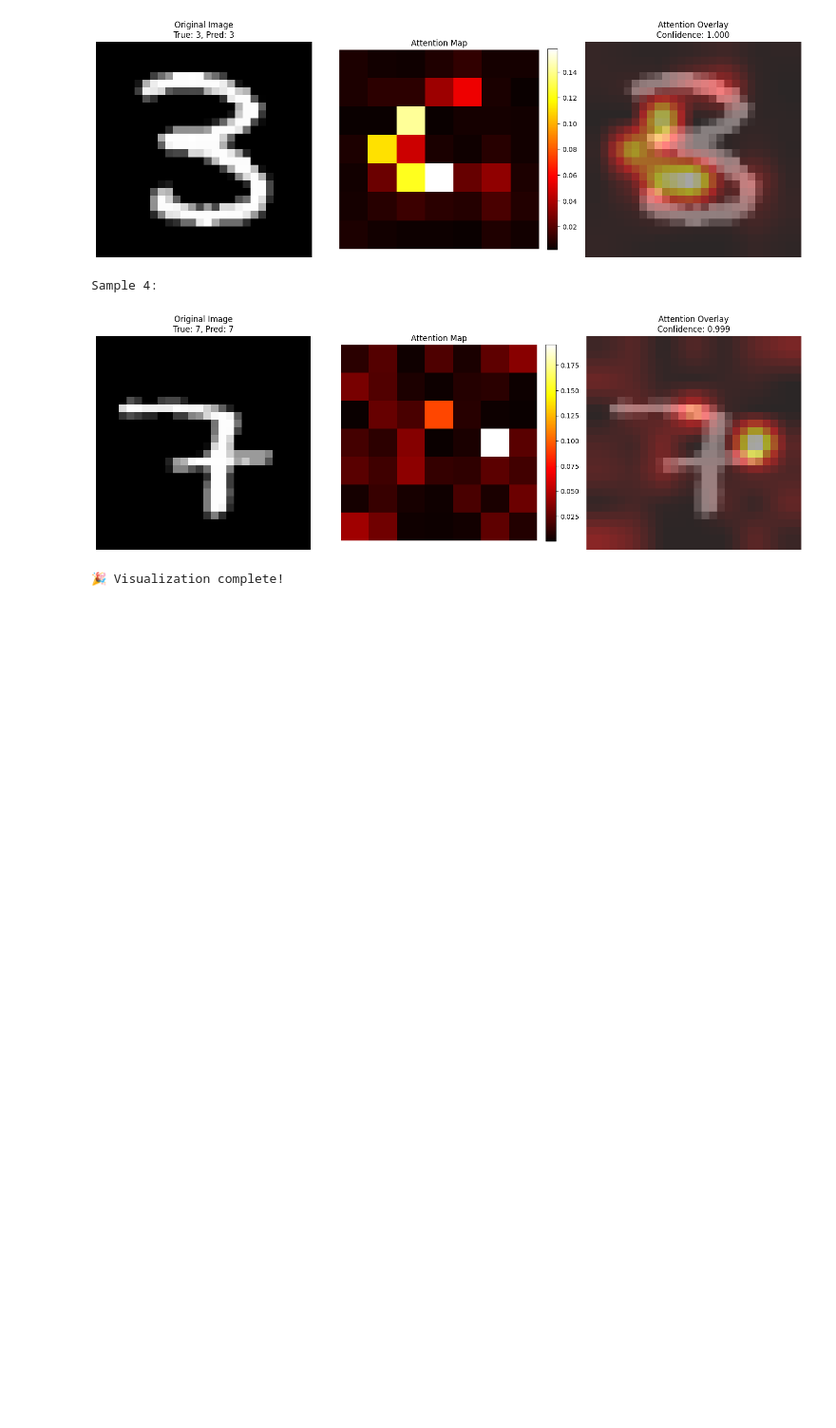
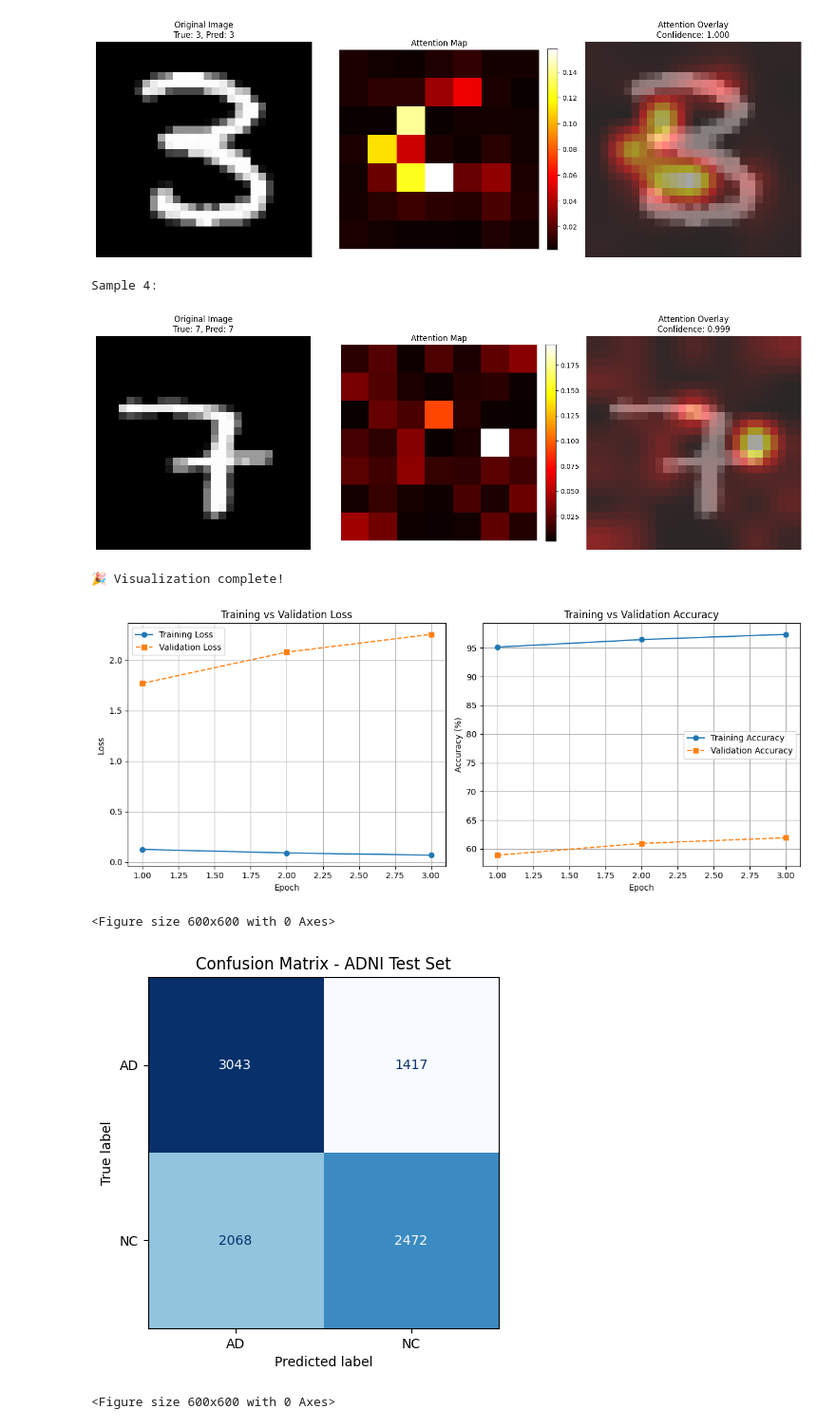
Before and after one commit to s4742629/PatternAnalysis-2025, a Jupyter notebook: recognition/s4742629_ADNI_ConvNeXt_GFNet/GFNet_Transformer.ipynb, the cells around one changed output. Shown at 95% size. Drawn from its saved outputs; the diff is of its cells as text; code cells hidden in the pictures; blank space fills up the shorter version.

```diff
--- a/recognition/s4742629_ADNI_ConvNeXt_GFNet/GFNet_Transformer.ipynb
+++ b/recognition/s4742629_ADNI_ConvNeXt_GFNet/GFNet_Transformer.ipynb
@@ -897,3 +1096,13 @@ def checkpoint_filter_fn(state_dict, model):
+# %%
+model = ConvNeXt(
+        in_chans=1,
+        num_classes=2,
+        depths=[3, 3, 9, 3],
+        dims=[96, 192, 384, 768],
+        drop_path_rate=0.1,  # small regularization
+        layer_scale_init_value=1e-6,
+        head_init_scale=1.0
+    )
 # %%
 # Prepare Data for Transformer and Visualize Patches
 def visualize_patches(image, patch_size=4):
@@ -1376,3 +1863,62 @@ Sample 3:
 Sample 4:
 [figure]
 🎉 Visualization complete!
+# %%
+import matplotlib.pyplot as plt
+from sklearn.metrics import confusion_matrix, ConfusionMatrixDisplay
+
+# ---------------------------
+# 1. Plot Loss and Accuracy
+# ---------------------------
+
+epochs = range(1, len(train_losses) + 1)
+
+plt.figure(figsize=(12, 5))
+
+# --- Loss plot ---
+plt.subplot(1, 2, 1)
+plt.plot(epochs, train_losses, 'o-', label='Training Loss')
+plt.plot(epochs, val_losses, 's--', label='Validation Loss')
+plt.title('Training vs Validation Loss')
+plt.xlabel('Epoch')
+plt.ylabel('Loss')
+plt.legend()
+plt.grid(True)
+
+# --- Accuracy plot ---
+plt.subplot(1, 2, 2)
+plt.plot(epochs, train_accuracies, 'o-', label='Training Accuracy')
+plt.plot(epochs, val_accuracies, 's--', label='Validation Accuracy')
+plt.title('Training vs Validation Accuracy')
+plt.xlabel('Epoch')
+plt.ylabel('Accuracy (%)')
+plt.legend()
+plt.grid(True)
+
+plt.tight_layout()
+plt.show()
+
+# ---------------------------
+# 2. Confusion Matrix
+# ---------------------------
+cm = confusion_matrix(targets, preds)
+disp = ConfusionMatrixDisplay(confusion_matrix=cm, display_labels=class_names)
+
+plt.figure(figsize=(6, 6))
+disp.plot(cmap='Blues', values_format='d', colorbar=False)
+plt.title("Confusion Matrix - ADNI Test Set")
+plt.show()
+
+# Optional: Normalized confusion matrix
+cm_normalized = confusion_matrix(targets, preds, normalize='true')
+disp_norm = ConfusionMatrixDisplay(confusion_matrix=cm_normalized, display_labels=class_names)
+
+plt.figure(figsize=(6, 6))
+disp_norm.plot(cmap='Blues', values_format='.2f', colorbar=True)
+plt.title("Normalized Confusion Matrix (per class accuracy)")
+plt.show()
+# %% [output]
+[figure, added]
+<Figure size 600x600 with 0 Axes>
+[figure, added]
+<Figure size 600x600 with 0 Axes>
```
Also changed, not shown: parts of 11 cells of this notebook.
